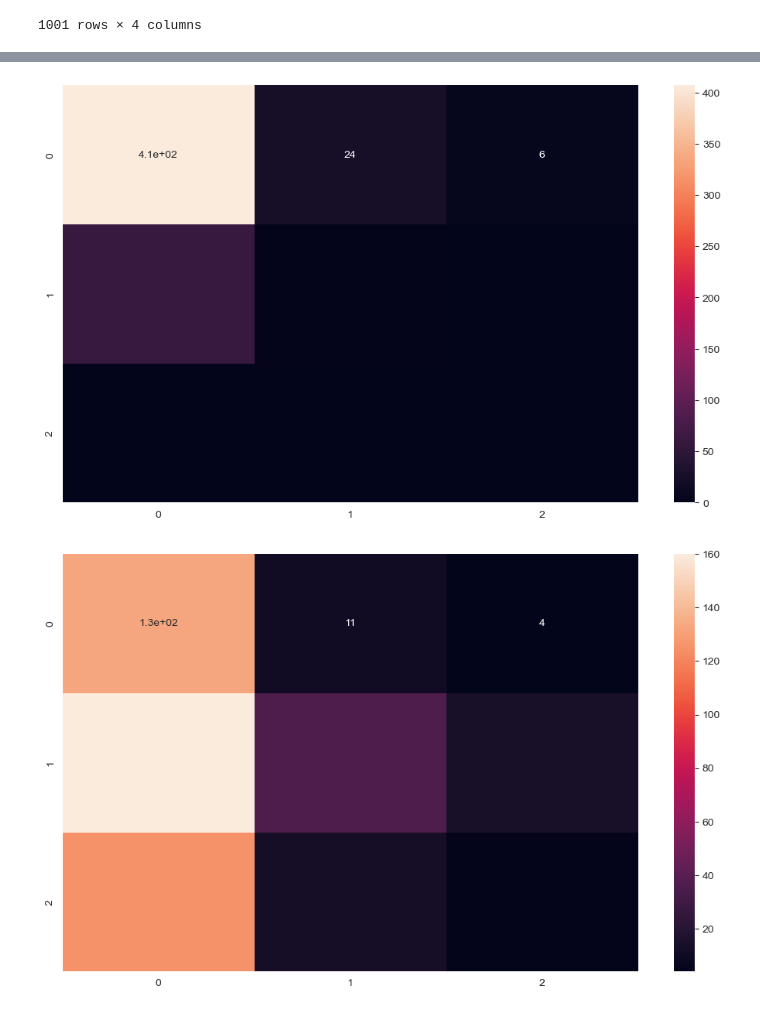
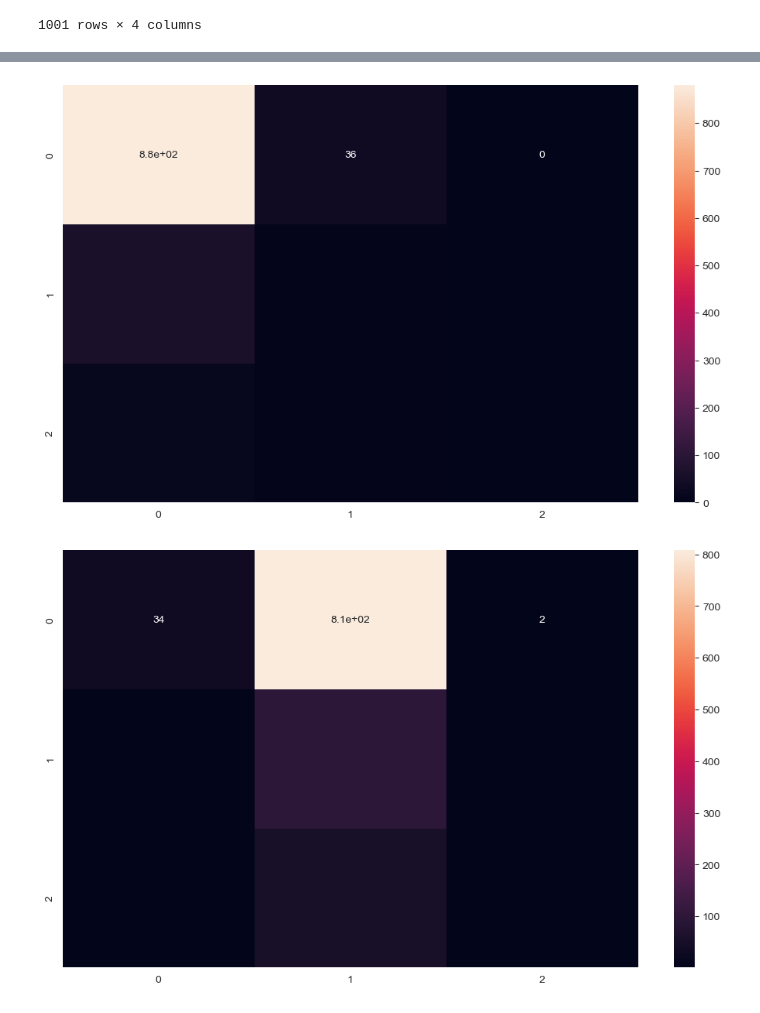
Before and after one commit to IDoCodingStuffs/python-doodles, a Jupyter notebook: rsna-2024/rsna-2024-inference.ipynb, the cells around one changed output, grey strips where cells are left out. Cells and saved outputs as stored; diff of their text form; code cells hidden in the pictures.

```diff
--- a/rsna-2024/rsna-2024-inference.ipynb
+++ b/rsna-2024/rsna-2024-inference.ipynb
@@ -340,4 +361,4 @@ class TimmModel(nn.Module):
         feat, _ = self.lstm(feat)
         return torch.stack([head(feat) for head in self.heads], dim=1)
 # %%
-inference_model = torch.load("C:\\Users\Victor\\Documents\\python-doodles\\models\\efficientnet_b0_lstm_t2stir\\efficientnet_b0_lstm_t2stir_75.pt")
+inference_model = torch.load("C:\\Users\Victor\\Documents\\python-doodles\\models\\efficientnet_b0_lstm_t2stir\\efficientnet_b0_lstm_t2stir_35.pt")
@@ -373,7 +385,7 @@ target = []
 for image, label in valloader:
     target.append(label.detach())
     inferred.append(inference_model(image.to("cuda")).detach())
-    if len(inferred) == 500:
+    if len(inferred) == 1000:
         break
 # %%
 inferred = [[np.argmax(e_) for e_ in e.detach().cpu()[0]] for e in inferred]
@@ -399,24 +411,24 @@ plt.show()
 target_1 = [e[1] for e in target]
 inferred_1 = [e[1] for e in inferred]
 # %%
-cf_matrix = confusion_matrix(inferred_1, target_1)
+cf_matrix = confusion_matrix(target_1, inferred_1)
 df_cm = pd.DataFrame(cf_matrix)
 plt.figure(figsize=(12, 7))
 sn.heatmap(df_cm, annot=True)
 plt.show()
 # %% [output]
-[figure, old version]
+[figure, new version]
 # %%
 target_2 = [e[2] for e in target]
 inferred_2 = [e[2] for e in inferred]
 # %%
-cf_matrix = confusion_matrix(inferred_2, target_2)
+cf_matrix = confusion_matrix(target_2, inferred_2)
 df_cm = pd.DataFrame(cf_matrix)
 plt.figure(figsize=(12, 7))
 sn.heatmap(df_cm, annot=True)
 plt.show()
 # %% [output]
-[figure, old version]
+[figure, new version]
 # %%
 target_3 = [e[3] for e in target]
 inferred_3 = [e[3] for e in inferred]
```
Also changed, not shown: parts of 6 cells of this notebook, 4 other files.
